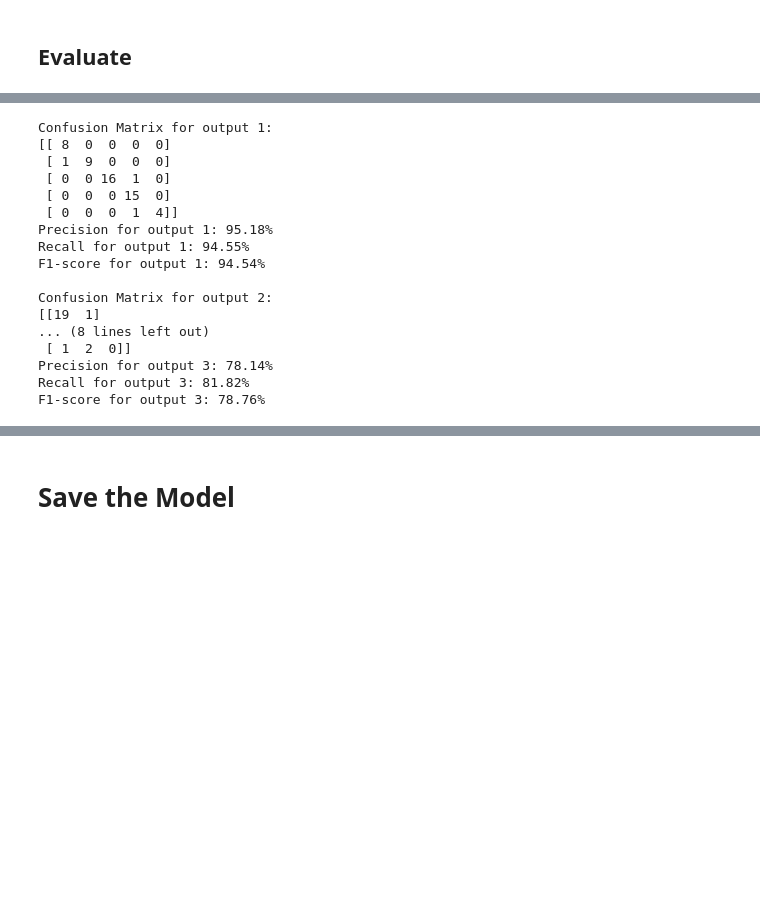
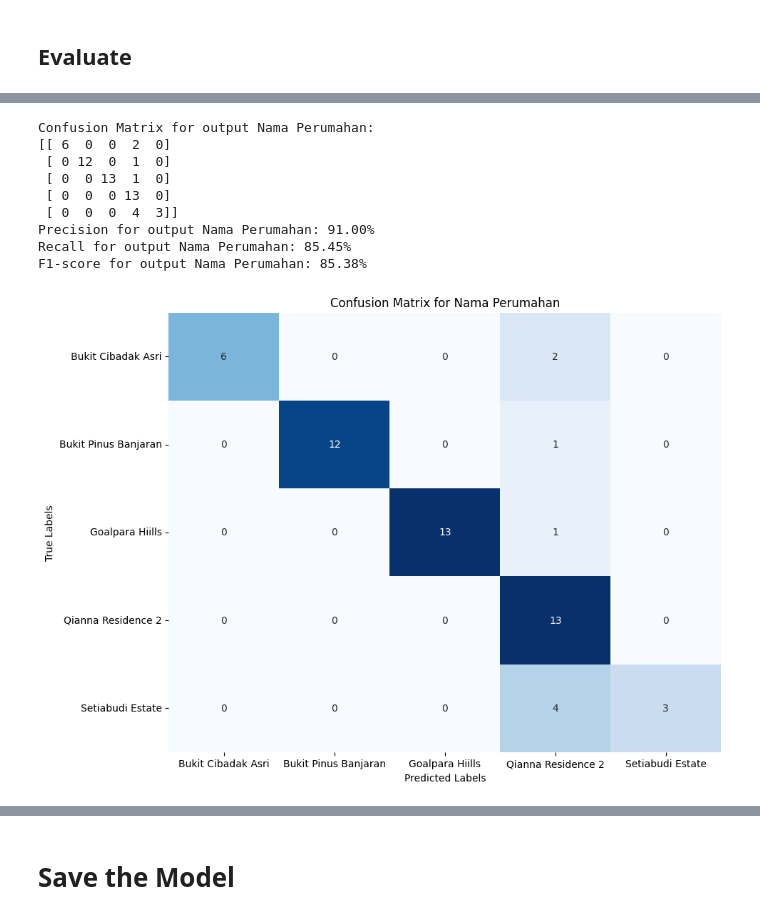
Before and after one commit to tinapyp/House-Recomendations-Random-Forest, a Jupyter notebook: notebooks/Random Forest Content Based Filtering Recomendation.ipynb, the cells around one changed output, grey strips where cells are left out. Saved outputs shown, nothing was run; the diff lists cells and outputs as text; code cells hidden in the pictures; blank space fills up the shorter version.

```diff
--- a/notebooks/Random Forest Content Based Filtering Recomendation.ipynb
+++ b/notebooks/Random Forest Content Based Filtering Recomendation.ipynb
@@ -300,2 +305,11 @@ array([['Goalpara Hiills', 'Subsidi', '30/60'],
 # %% [markdown]
 ## Evaluate
+# %%
+from sklearn.metrics import accuracy_score, confusion_matrix
+
+column_predicted = {1: "Nama Perumahan", 2: "Jenis Rumah", 3: "Tipe Rumah"}
+
+# Hitung akurasi pada data training untuk setiap output secara terpisah
+for i in range(y_train.shape[1]):
+    accuracy = accuracy_score(y_train.iloc[:, i], y_pred_train[:, i])
+    print(f"Accuracy for output {column_predicted[i+1]}: {accuracy*100:.2f}%")
@@ -302,8 +320,10 @@ array([['Goalpara Hiills', 'Subsidi', '30/60'],
 # %%
+from sklearn.metrics import accuracy_score, confusion_matrix
+
 column_predicted = {1: "Nama Perumahan", 2: "Jenis Rumah", 3: "Tipe Rumah"}
 
-# Compute accuracy for each output separately
+# Hitung akurasi pada data testig untuk setiap output secara terpisah
 for i in range(y_test.shape[1]):
-    accuracy = accuracy_score(y_test.iloc[:, i], y_pred[:, i])
+    accuracy = accuracy_score(y_test.iloc[:, i], y_pred_test[:, i])
     print(f"Accuracy for output {column_predicted[i+1]}: {accuracy*100:.2f}%")
 # %% [output]
@@ -313,52 +337,58 @@ Accuracy for output Tipe Rumah: 81.82%
 # %%
 from sklearn.metrics import precision_score, recall_score, f1_score
 
-# Initialize lists to store metrics
+# Inisialisasi dictionary untuk nama kolom
+column_predicted = {1: "Nama Perumahan", 2: "Jenis Rumah", 3: "Tipe Rumah"}
+
+# Inisialisasi daftar untuk menyimpan metrik
 precisions = []
 recalls = []
 f1_scores = []
 
-# Compute confusion matrix and related metrics for each output separately
 for i in range(y_test.shape[1]):
     true_labels = y_test.iloc[:, i]
-    predicted_labels = y_pred[:, i]
+    predicted_labels = y_pred_test[:, i]
 
-    # Compute confusion matrix
+    # Menghitung confusion matrix
     conf_matrix = confusion_matrix(true_labels, predicted_labels)
 
-    # Compute precision, recall, and F1-score
+    # Menghitung precision, recall, dan F1-score
     precision = precision_score(true_labels, predicted_labels, average='weighted')
     recall = recall_score(true_labels, predicted_labels, average='weighted')
     f1 = f1_score(true_labels, predicted_labels, average='weighted')
 
-
-    # Append metrics to respective lists
+    # Menambahkan metrik ke daftar yang sesuai
     precisions.append(precision)
     recalls.append(recall)
     f1_scores.append(f1)
 
     # Print the confusion matrix and related metrics for the ith output
-    print(f"Confusion Matrix for output {i+1}:")
+    print(f"Confusion Matrix for output {column_predicted[i+1]}:")
     print(conf_matrix)
-    print(f"Precision for output {i+1}: {precision*100:.2f}%")
-    print(f"Recall for output {i+1}: {recall*100:.2f}%")
-    print(f"F1-score for output {i+1}: {f1*100:.2f}%")
+    print(f"Precision for output {column_predicted[i+1]}: {precision*100:.2f}%")
+    print(f"Recall for output {column_predicted[i+1]}: {recall*100:.2f}%")
+    print(f"F1-score for output {column_predicted[i+1]}: {f1*100:.2f}%")
     print()
+
+    # Extract the unique class names for the labels in the confusion matrix
+    class_names = np.unique(true_labels)
+
+    # Plotting the confusion matrix
+    plt.figure(figsize=(10, 8))
+    sns.heatmap(conf_matrix, annot=True, fmt='d', cmap='Blues', cbar=False,
+                xticklabels=class_names, yticklabels=class_names)
+    plt.title(f'Confusion Matrix for {column_predicted[i+1]}')
+    plt.xlabel('Predicted Labels')
+    plt.ylabel('True Labels')
+    plt.show()
 # %% [output]
-Confusion Matrix for output 1:
-[[ 8  0  0  0  0]
- [ 1  9  0  0  0]
- [ 0  0 16  1  0]
- [ 0  0  0 15  0]
- [ 0  0  0  1  4]]
-Precision for output 1: 95.18%
-Recall for output 1: 94.55%
-F1-score for output 1: 94.54%
-
-Confusion Matrix for output 2:
-[[19  1]
-... (8 lines left out)
- [ 1  2  0]]
-Precision for output 3: 78.14%
-Recall for output 3: 81.82%
-F1-score for output 3: 78.76%
+Confusion Matrix for output Nama Perumahan:
+[[ 6  0  0  2  0]
+ [ 0 12  0  1  0]
+ [ 0  0 13  1  0]
+ [ 0  0  0 13  0]
+ [ 0  0  0  4  3]]
+Precision for output Nama Perumahan: 91.00%
+Recall for output Nama Perumahan: 85.45%
+F1-score for output Nama Perumahan: 85.38%
+[figure, added]
```
Also changed, not shown: parts of 24 cells of this notebook, 15 other files.
